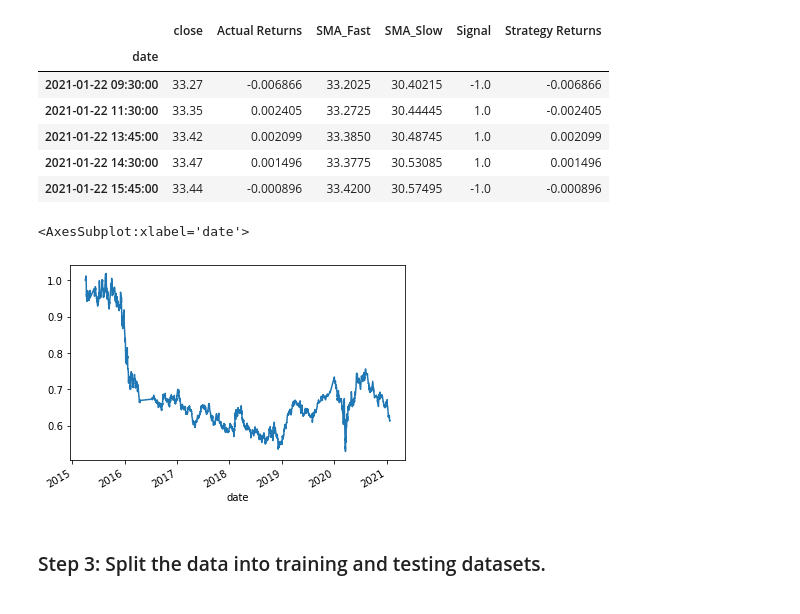
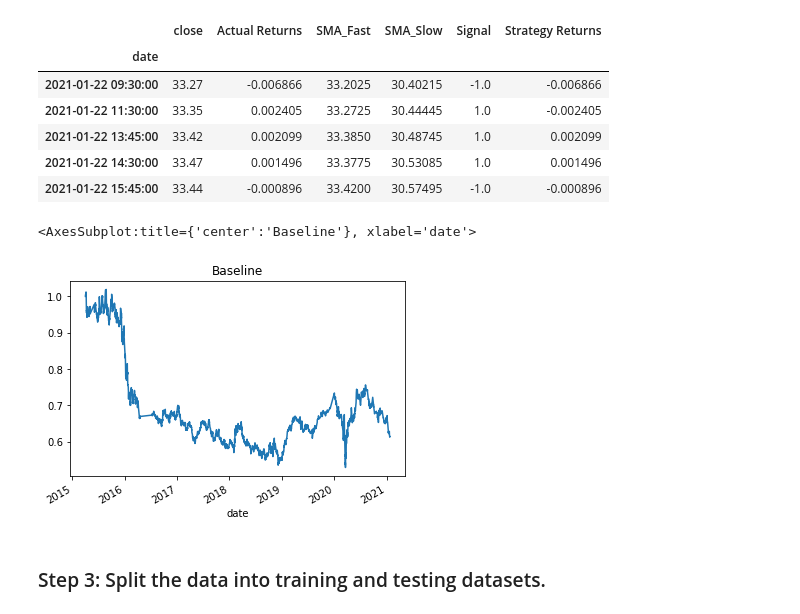
Before and after one commit to ZrowGz/uw-challenge-14, a Jupyter notebook: machine_learning_trading_bot.ipynb, the cells around one changed output. Cells and saved outputs as stored; diff of their text form; code cells hidden in the pictures.

```diff
--- a/machine_learning_trading_bot.ipynb
+++ b/machine_learning_trading_bot.ipynb
@@ -224,10 +224,10 @@ display(signals_df.tail())
 | 2021-01-22 15:45:00 | 33.44 | -0.000896 | 33.4200 | 30.57495 | -1.0 | -0.000896 |
 # %%
 # Plot Strategy Returns to examine performance
-(1 + signals_df['Strategy Returns']).cumprod().plot()
+(1 + signals_df['Strategy Returns']).cumprod().plot(title='Baseline')
 # %% [output]
-<AxesSubplot:xlabel='date'>
+<AxesSubplot:title={'center':'Baseline'}, xlabel='date'>
-[figure, old version]
+[figure, new version]
 # %% [markdown]
 ### Step 3: Split the data into training and testing datasets.
 # %%
```
Also changed, not shown: parts of 14 cells of this notebook, 17 other files.
